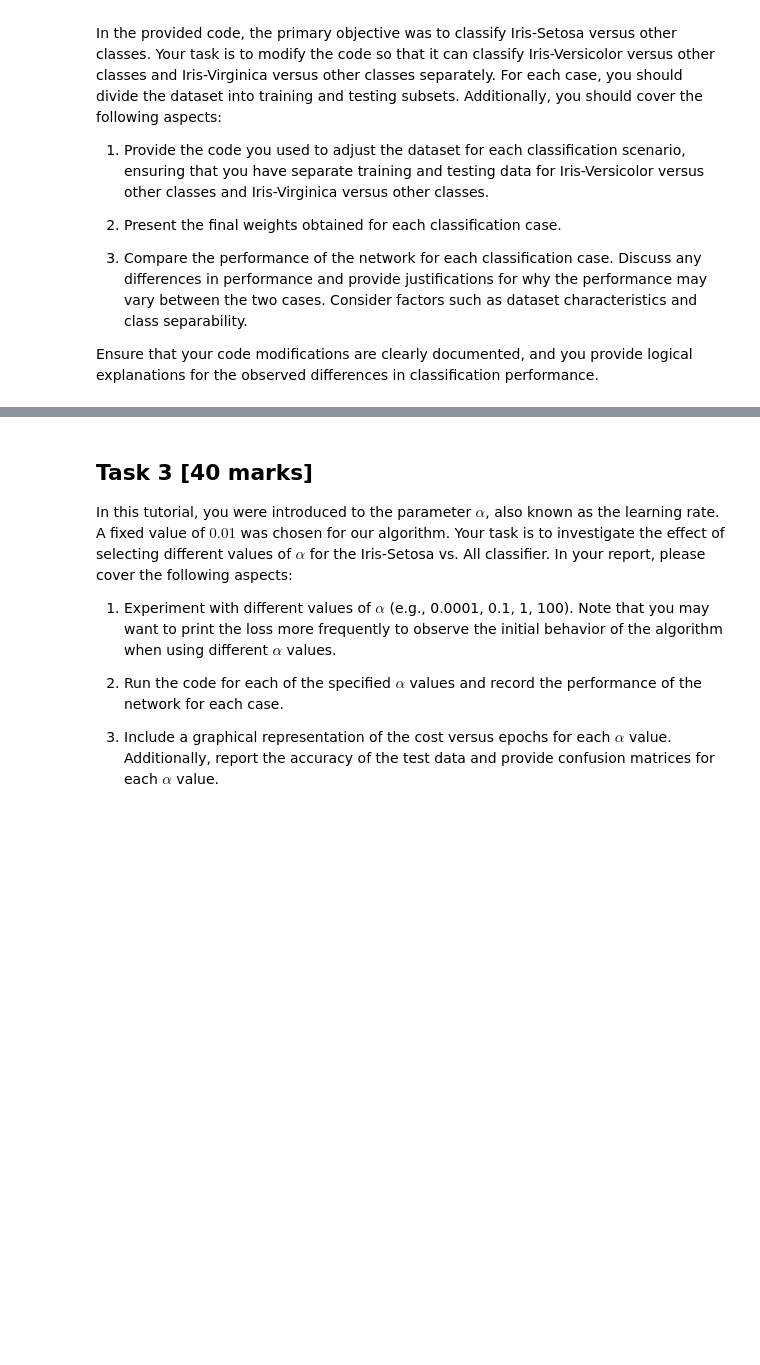
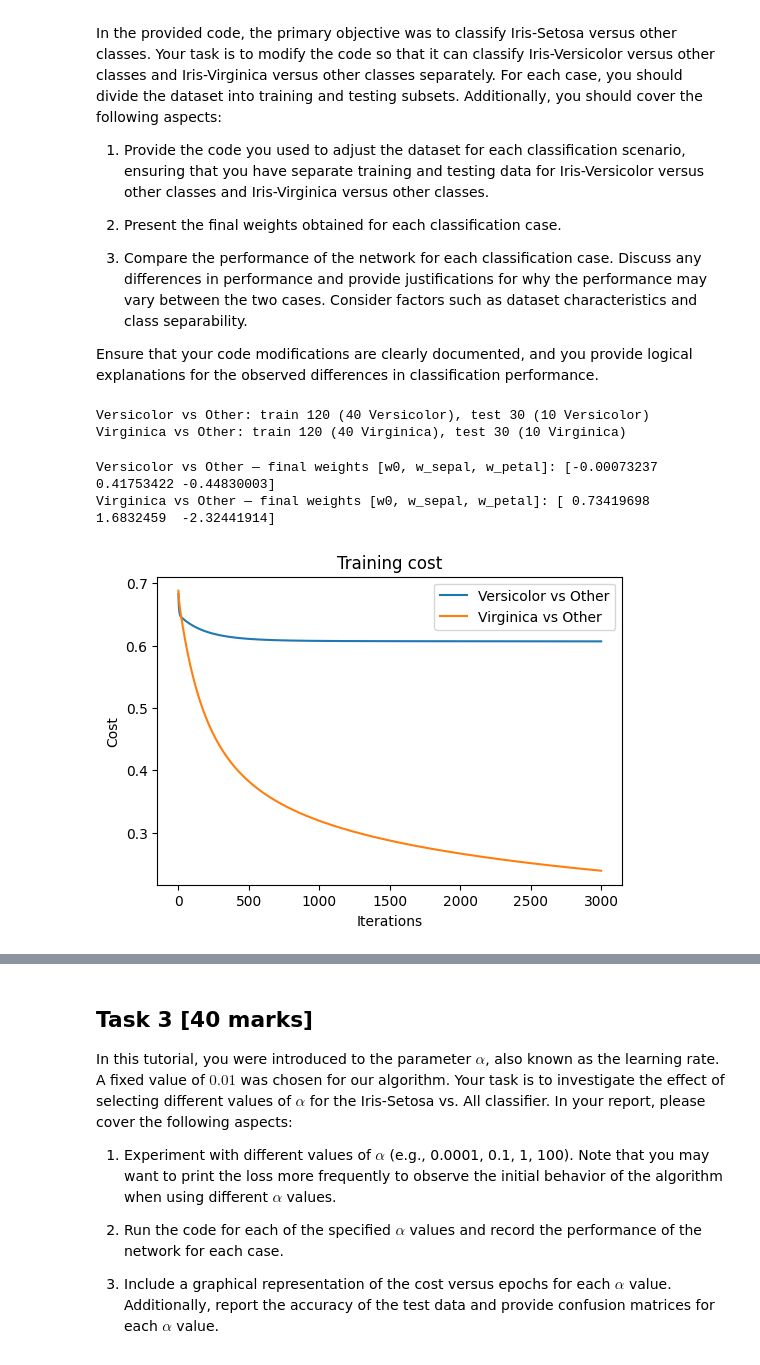
Before and after one commit to Marc0s-ikp/imperial_eee_machine_learning_course-main, a Jupyter notebook: 04_ML_Logistic.ipynb, the cells around one changed output, grey strips where cells are left out. Saved outputs shown, nothing was run; the diff lists cells and outputs as text; code cells hidden in the pictures; blank space fills up the shorter version.

```diff
--- a/04_ML_Logistic.ipynb
+++ b/04_ML_Logistic.ipynb
@@ -254,0 +333,29 @@ Ensure that your code modifications are clearly documented, and you provide logi
+# %%
+# Task 2
+cases = {'Versicolor': 1, 'Virginica': 2}
+datasets_ovr = {}
+for name, cls in cases.items():
+    y_ovr = np.where(labels == cls, 0, 1)      # target class -> 0, other two classes -> 1 (as in the tutorial)
+    datasets_ovr[name] = (X[train_idx], X[test_idx], y_ovr[train_idx], y_ovr[test_idx])
+    print(f"{name} vs Other: train {len(train_idx)} ({np.sum(y_ovr[train_idx]==0)} {name}), "
+          f"test {len(test_idx)} ({np.sum(y_ovr[test_idx]==0)} {name})")
+# %% [output]
+Versicolor vs Other: train 120 (40 Versicolor), test 30 (10 Versicolor)
+Virginica vs Other: train 120 (40 Virginica), test 30 (10 Virginica)
+# %%
+ovr_results = {}
+for name, (Xtr, Xte, ytr, yte) in datasets_ovr.items():
+    W, loss = train(0.01, 3000, Xtr, ytr)
+    cm, acc = evaluate(Xte, yte, W)
+    ovr_results[name] = (W, loss, cm, acc)
+    print(f"{name} vs Other — final weights [w0, w_sepal, w_petal]: {W}")
+
+plt.figure(figsize=(6, 4))
+for name in cases:
+    plt.plot(ovr_results[name][1], label=f'{name} vs Other')
+plt.xlabel('Iterations'); plt.ylabel('Cost'); plt.legend(); plt.title('Training cost')
+plt.show()
+# %% [output]
+Versicolor vs Other — final weights [w0, w_sepal, w_petal]: [-0.00073237  0.41753422 -0.44830003]
+Virginica vs Other — final weights [w0, w_sepal, w_petal]: [ 0.73419698  1.6832459  -2.32441914]
+[figure, added]
```
Also changed, not shown: parts of 16 cells of this notebook.
